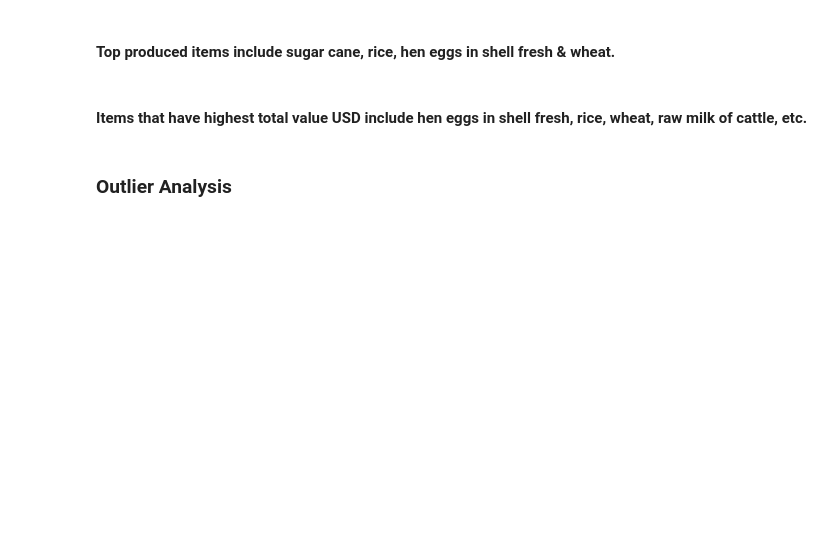
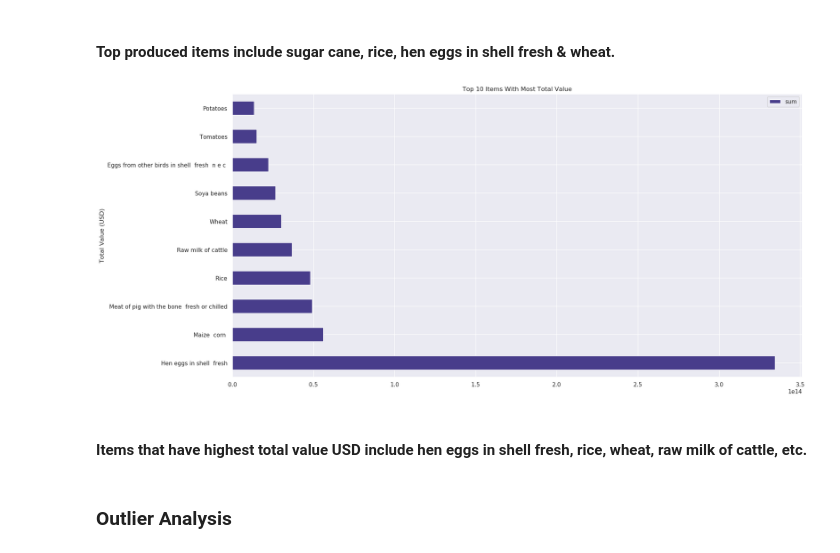
Before and after one commit to hunterblum/CloudFinal-Team1, a Jupyter notebook: Cloud_Team1.ipynb, the cells around one changed output. Drawn from its saved outputs; the diff is of its cells as text; code cells hidden in the pictures; blank space fills up the shorter version.

```diff
--- a/Cloud_Team1.ipynb
+++ b/Cloud_Team1.ipynb
@@ -608,11 +675,13 @@ plt.show()
 # %%
 #Total value usd based on Item
 usd_item = df.total_value_usd.groupby(df['item']).sum().astype(int).reset_index(name="sum")
 usd_item = usd_item.sort_values(by=['sum'], ascending=False).head(10)
 
 
-usd_item.plot(kind='barh', figsize=(20,10), title= 'Top 10 Items With Most Total Value', x=('item'), y = ('sum'), xlabel='Total Value (USD)', ylabel='Items', color = 'teal')
+usd_item.plot(kind='barh', figsize=(20,10), title= 'Top 10 Items With Most Total Value', x=('item'), y = ('sum'), xlabel='Total Value (USD)', ylabel='Items', color = 'darkslateblue')
 plt.show()
+# %% [output]
+[figure, added]
 # %% [markdown]
 #### Items that have highest total value USD include hen eggs in shell fresh, rice, wheat, raw milk of cattle, etc.
 # %% [markdown]
```
Also changed, not shown: parts of 33 cells of this notebook.
